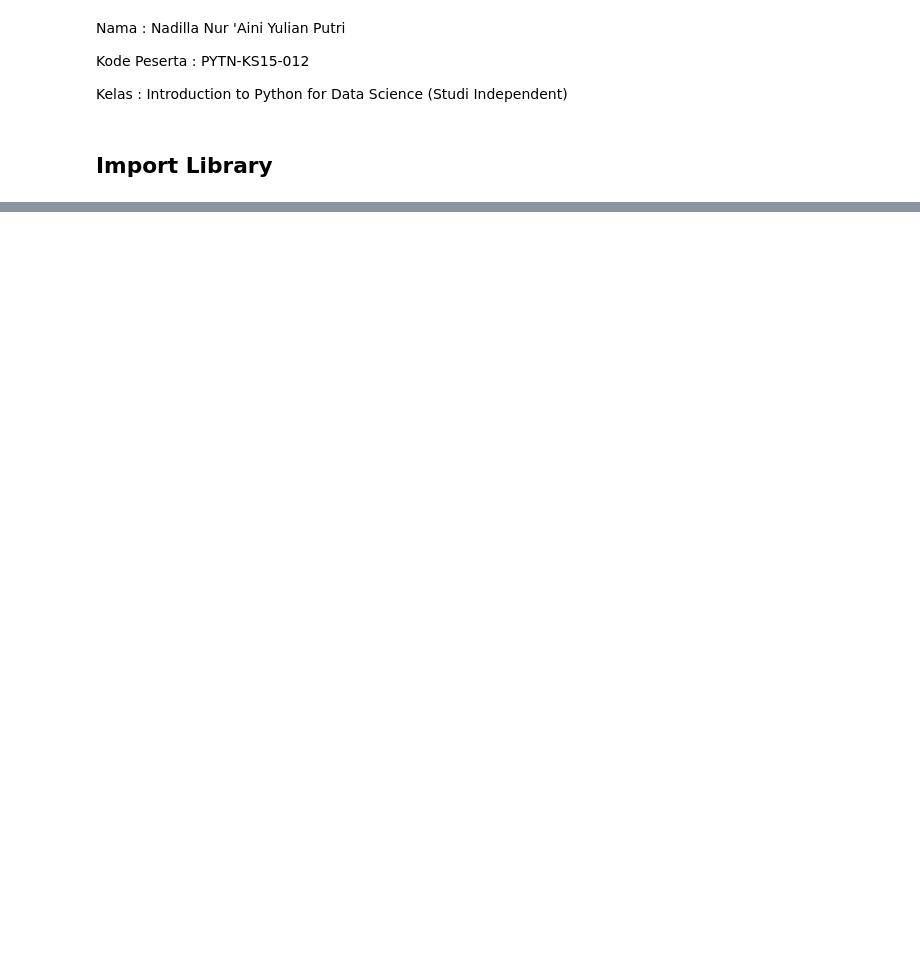
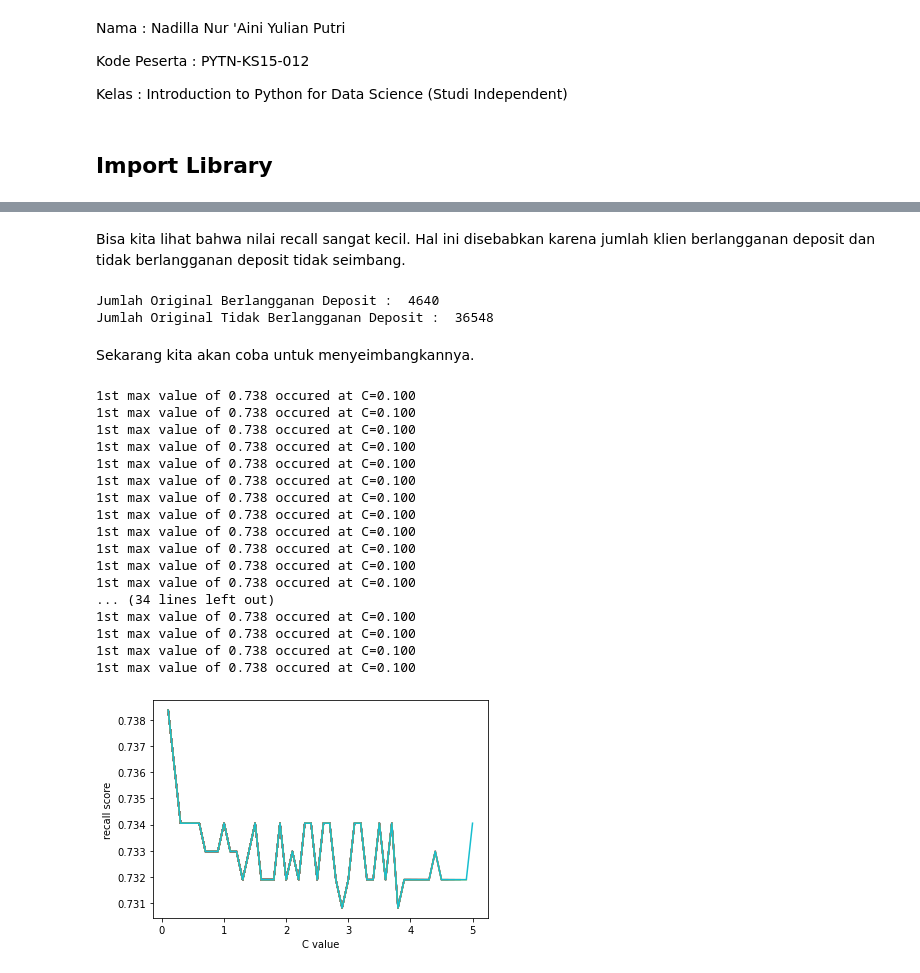
Before and after one commit to nadilla-putri27/nadilla-putri27, a Jupyter notebook: PYTN_Assgn_3_4_Nadilla_Nur_Aini_Yulian_Putri.ipynb, the cells around one changed output, grey strips where cells are left out. Saved outputs shown, nothing was run; the diff lists cells and outputs as text; code cells hidden in the pictures; blank space fills up the shorter version.

```diff
--- a/PYTN_Assgn_3_4_Nadilla_Nur_Aini_Yulian_Putri.ipynb
+++ b/PYTN_Assgn_3_4_Nadilla_Nur_Aini_Yulian_Putri.ipynb
@@ -433,0 +417,9 @@ Kompleksitas Model: Perhatikan kompleksitas model yang digunakan. Model yang leb
+# %%
+# create a Random Forest
+rf_model = RandomForestClassifier(random_state=42, n_estimators=100)
+
+# train the model using the training sets
+rf_model.fit(x_train, y_train.ravel())
+
+# predict the response for test dataset
+rf_pred = rf_model.predict(x_test)
@@ -433,0 +475,9 @@ Kompleksitas Model: Perhatikan kompleksitas model yang digunakan. Model yang leb
+# %%
+# create a Naive Bayes
+gnb = GaussianNB()
+
+# train the model using the training sets
+gnb.fit(x_train, y_train)
+
+# predict the response for test dataset
+gnb_pred = gnb.predict(x_test)
@@ -433,0 +548,57 @@ Kompleksitas Model: Perhatikan kompleksitas model yang digunakan. Model yang leb
+# %% [markdown]
+Bisa kita lihat bahwa nilai recall sangat kecil. Hal ini disebabkan karena jumlah klien berlangganan deposit dan tidak berlangganan deposit tidak seimbang.
+# %%
+print("Jumlah Original Berlangganan Deposit : ", len(y[y == 1]))
+print("Jumlah Original Tidak Berlangganan Deposit : ", len(y[y == 0]))
+# %% [output]
+Jumlah Original Berlangganan Deposit :  4640
+Jumlah Original Tidak Berlangganan Deposit :  36548
+# %% [markdown]
+Sekarang kita akan coba untuk menyeimbangkannya.
+# %%
+C_start = 0.1
+C_end = 5
+C_inc = 0.1
+
+C_values, recall_scores = [], []
+
+C_val = C_start
+best_recall_score = 0
+while (C_val < C_end):
+    C_values.append(C_val)
+    lr_model_loop = LogisticRegression(C=C_val, class_weight="balanced", random_state=42, solver='liblinear', max_iter=10000)
+    lr_model_loop.fit(x_train, y_train.ravel())
+    lr_predict_loop_test = lr_model_loop.predict(x_test)
+    recall_score = metrics.recall_score(y_test, lr_predict_loop_test)
+    recall_scores.append(recall_score)
+    if (recall_score > best_recall_score):
+        best_recall_score = recall_score
+        best_lr_predict_test = lr_predict_loop_test
+
+    C_val = C_val + C_inc
+
+    best_score_C_val = C_values[recall_scores.index(best_recall_score)]
+    print("1st max value of {0:.3f} occured at C={1:.3f}".format(best_recall_score,best_score_C_val))
+
+    plt.plot(C_values, recall_scores, "-")
+    plt.xlabel("C value")
+    plt.ylabel("recall score")
+# %% [output]
+1st max value of 0.738 occured at C=0.100
+1st max value of 0.738 occured at C=0.100
+1st max value of 0.738 occured at C=0.100
+1st max value of 0.738 occured at C=0.100
+1st max value of 0.738 occured at C=0.100
+1st max value of 0.738 occured at C=0.100
+1st max value of 0.738 occured at C=0.100
+1st max value of 0.738 occured at C=0.100
+1st max value of 0.738 occured at C=0.100
+1st max value of 0.738 occured at C=0.100
+1st max value of 0.738 occured at C=0.100
+1st max value of 0.738 occured at C=0.100
+... (34 lines left out)
+1st max value of 0.738 occured at C=0.100
+1st max value of 0.738 occured at C=0.100
+1st max value of 0.738 occured at C=0.100
+1st max value of 0.738 occured at C=0.100
+[figure, added]
```
Also changed, not shown: parts of 93 cells of this notebook.
